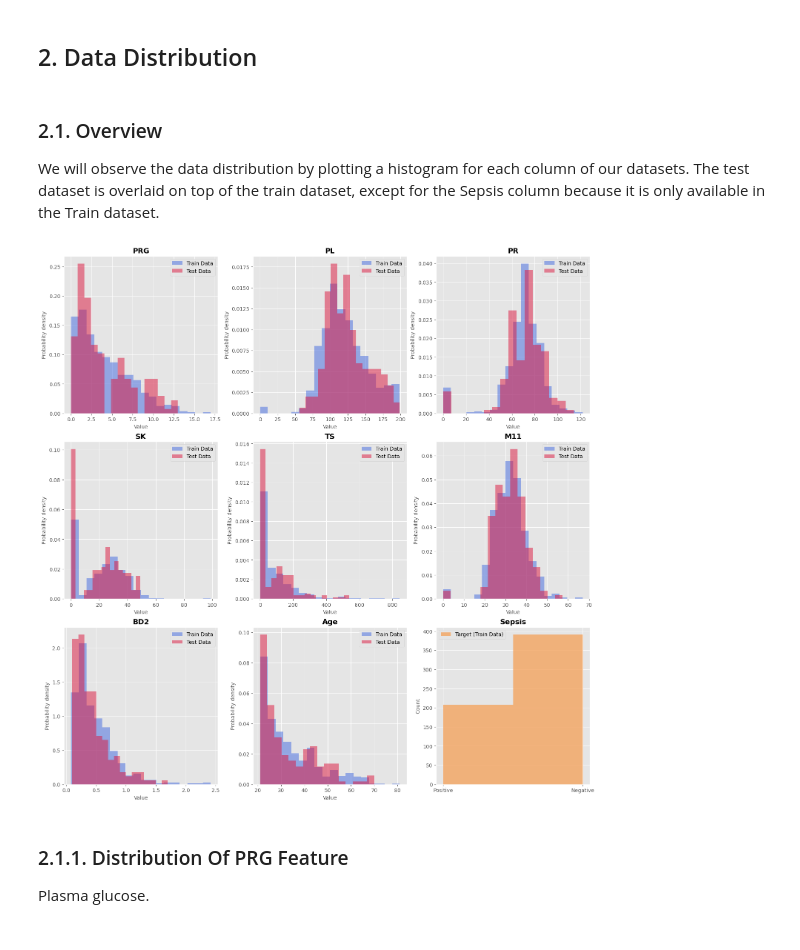
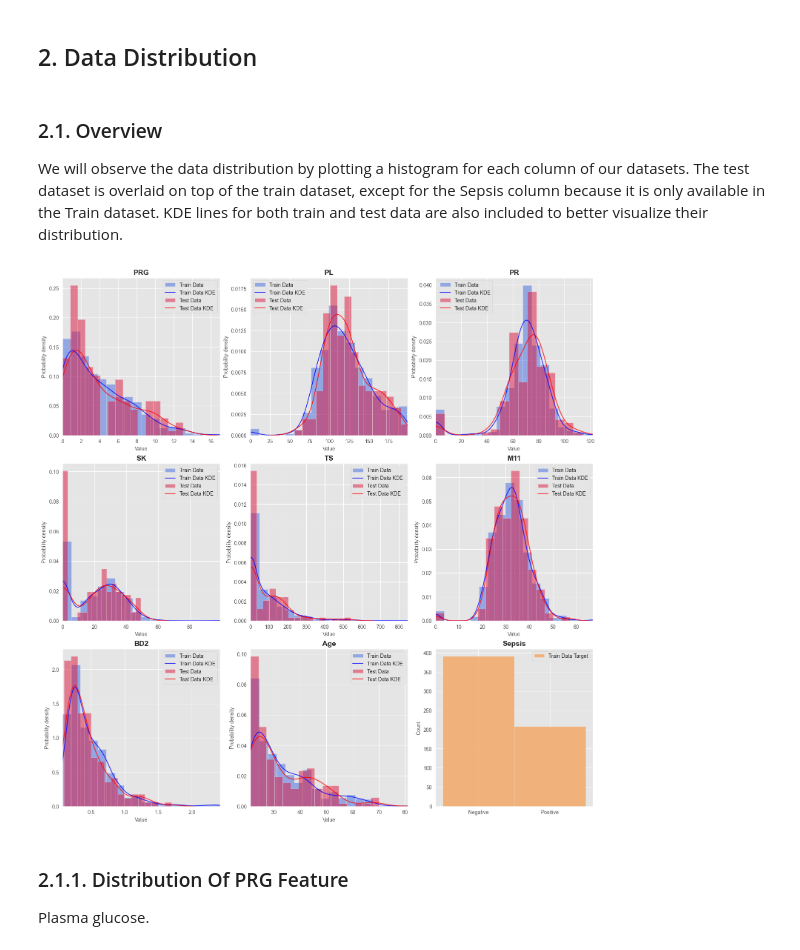
Before and after one commit to miketvo/rmit2023a-cosc2753-assignment1, a Jupyter notebook: notebooks/Step1_EDA.ipynb, the cells around one changed output. Cells and saved outputs as stored; diff of their text form; code cells hidden in the pictures.

```diff
--- a/notebooks/Step1_EDA.ipynb
+++ b/notebooks/Step1_EDA.ipynb
@@ -147,0 +156,3 @@ Missing attribute values: **Not found in both datasets**. Thus, we don't need to
+# %%
+df_train_before = df_train.copy()
+df_train["Sepsis"] = df_train["Sepsis"].map({"Negative": 0, "Positive": 1})
@@ -149,12 +178,8 @@ Missing attribute values: **Not found in both datasets**. Thus, we don't need to
 ## 2. Data Distribution
 # %% [markdown]
 ### 2.1. Overview
-We will observe the data distribution by plotting a histogram for each column of our datasets. The test dataset is overlaid on top of the train dataset, except for the Sepsis column because it is only available in the Train dataset.
+We will observe the data distribution by plotting a histogram for each column of our datasets. The test dataset is overlaid on top of the train dataset, except for the Sepsis column because it is only available in the Train dataset. KDE lines for both train and test data are also included to better visualize their distribution.
 # %%
-import matplotlib.pyplot as plt
-plt.style.use('ggplot')
-
-
 fig, axes = plt.subplots(nrows=3, ncols=3, figsize=(15, 15), constrained_layout=True)
 axes = axes.ravel()
 
@@ -167,35 +192,41 @@ for i, col in enumerate(df_train.columns):
             density=True,
             alpha=0.5,
             label="Train Data"
         )
+        sns.kdeplot(df_train[col], ax=axes[i], color="blue", alpha=0.8, label="Train Data KDE")
+
         axes[i].hist(
             df_test[col],
             bins=min(df_test.shape[0] // 10, 18),
             color="crimson",
             density=True,
             alpha=0.5,
             label="Test Data"
         )
+        sns.kdeplot(df_test[col], ax=axes[i], color="red", alpha=0.8, label="Test Data KDE")
+
         axes[i].set_ylabel("Probability density", fontsize=10)
         axes[i].set_xlabel("Value", fontsize=10)
+        axes[i].set_xlim(left=min(df_train[col].min(), df_test[col].min()), right=max(df_train[col].max(), df_test[col].max()))
     else:
         axes[i].hist(
             df_train[col],
             bins=2,
             color="sandybrown",
             alpha=0.8,
-            label="Target (Train Data)"
+            label="Train Data Target"
         )
         axes[i].set_ylabel("Count", fontsize=10)
+        axes[i].set_xticks([0.25, 0.75], labels=["Negative", "Positive"])
     axes[i].tick_params(axis="both", which="major", labelsize=10)
     axes[i].set_title(col, fontsize=14, fontweight="bold")
     axes[i].legend()
 
 plt.show()
 
 fig.savefig("../images/EDA_Distribution_Overview.png", dpi=300)
 # %% [output]
-[figure, old version]
+[figure, new version]
 # %% [markdown]
 ### 2.1.1. Distribution Of PRG Feature
 Plasma glucose.
```
Also changed, not shown: parts of 22 cells of this notebook, 11 other files.
